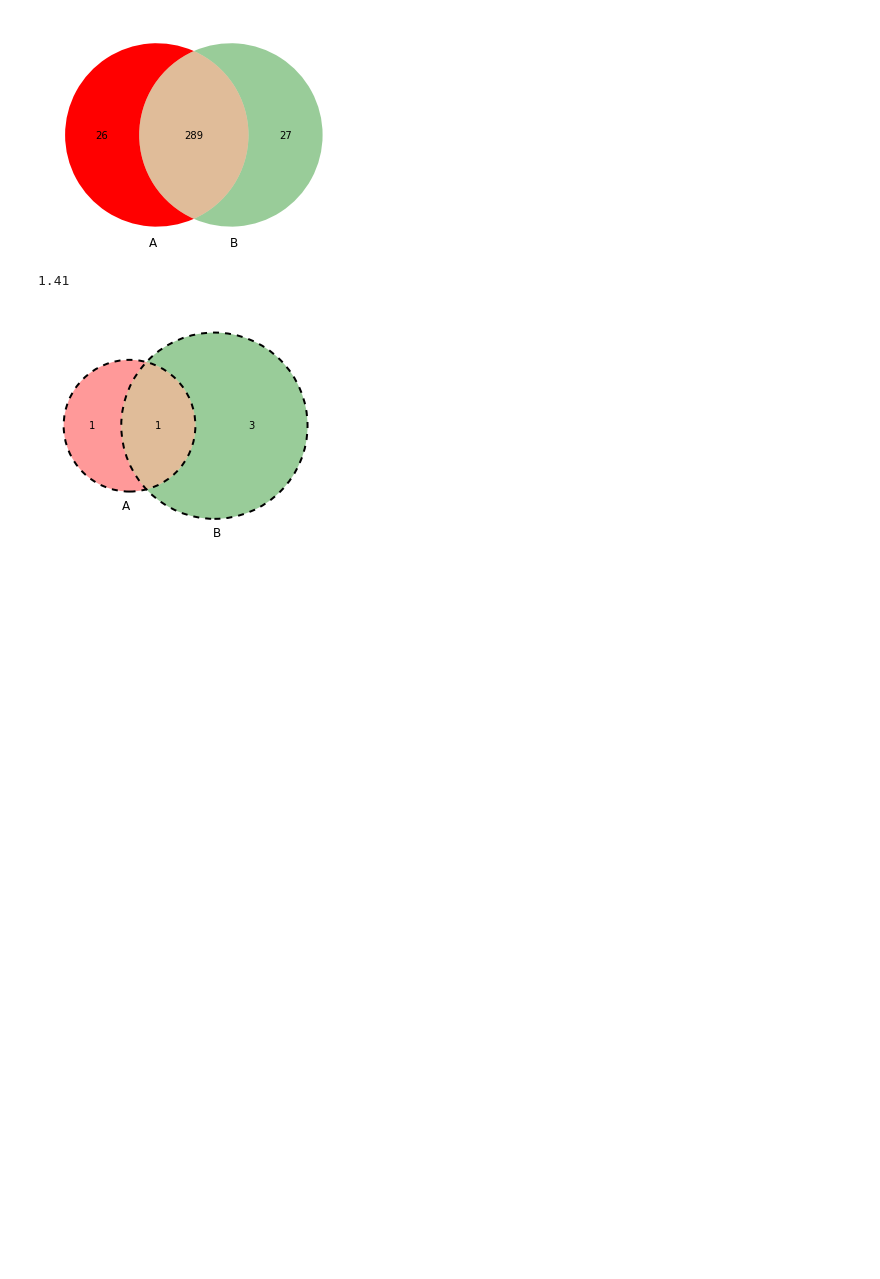
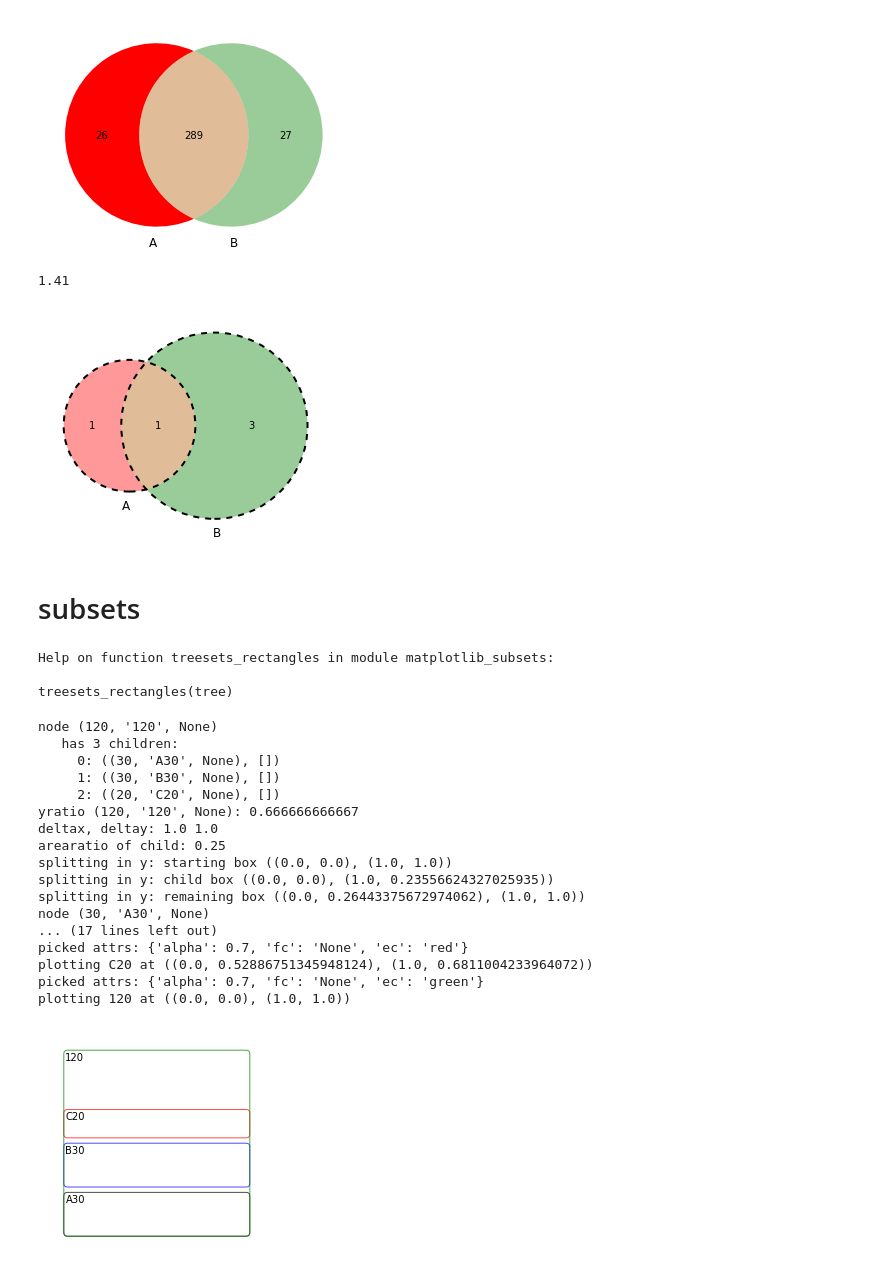
Before and after one commit to chenleo/ipynotebook, a Jupyter notebook: Venn.ipynb, the cells around one changed output. Drawn from its saved outputs; the diff is of its cells as text; code cells hidden in the pictures; blank space fills up the shorter version.

```diff
--- a/Venn.ipynb
+++ b/Venn.ipynb
@@ -49,3 +49,5 @@ venn2?
 # %% [output]
 1.41
 [figure]
+# %% [markdown]
+# subsets
@@ -51,0 +60,34 @@ venn2?
+# %%
+help(treesets_rectangles)
+# %% [output]
+Help on function treesets_rectangles in module matplotlib_subsets:
+
+treesets_rectangles(tree)
+# %%
+tree = ((120, '120', None),
+        [
+        ((30, 'A30', None), []),
+        ((30, 'B30', None), []),
+        ((20, 'C20', None), [])
+        ])
+
+treesets_rectangles(tree);
+# %% [output]
+node (120, '120', None)
+   has 3 children:
+     0: ((30, 'A30', None), [])
+     1: ((30, 'B30', None), [])
+     2: ((20, 'C20', None), [])
+yratio (120, '120', None): 0.666666666667
+deltax, deltay: 1.0 1.0
+arearatio of child: 0.25
+splitting in y: starting box ((0.0, 0.0), (1.0, 1.0))
+splitting in y: child box ((0.0, 0.0), (1.0, 0.23556624327025935))
+splitting in y: remaining box ((0.0, 0.26443375672974062), (1.0, 1.0))
+node (30, 'A30', None)
+... (17 lines left out)
+picked attrs: {'alpha': 0.7, 'fc': 'None', 'ec': 'red'}
+plotting C20 at ((0.0, 0.52886751345948124), (1.0, 0.6811004233964072))
+picked attrs: {'alpha': 0.7, 'fc': 'None', 'ec': 'green'}
+plotting 120 at ((0.0, 0.0), (1.0, 1.0))
+[figure, added]
```
Also changed, not shown: parts of 2 cells of this notebook.
